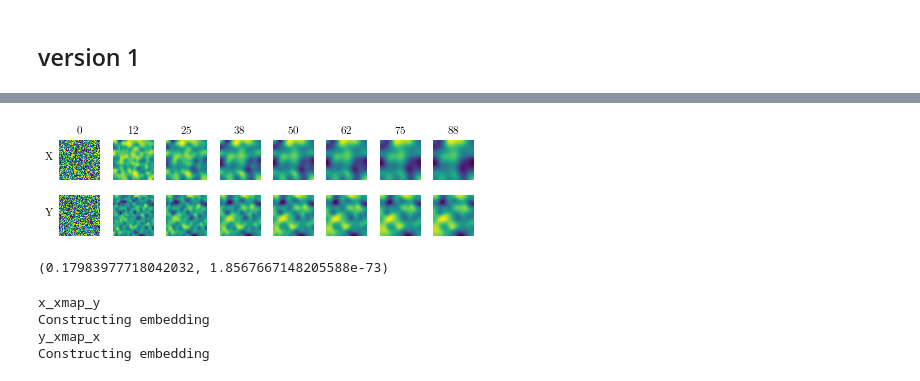
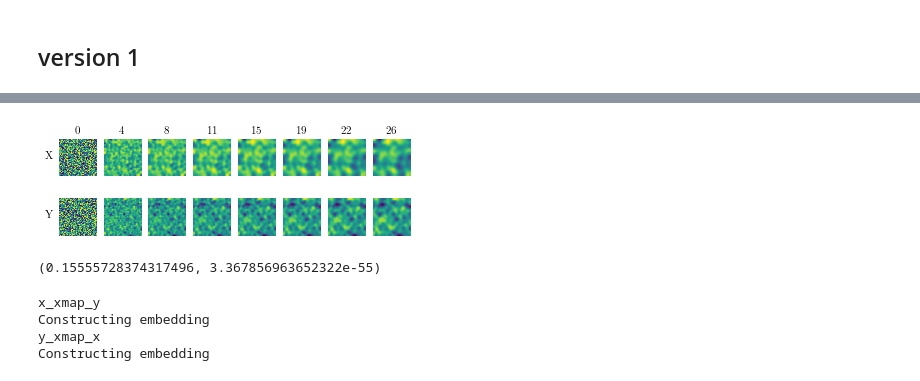
Before and after one commit to KatharinaBracher/GCCM, a Jupyter notebook: code/DiffusionShort.ipynb, the cells around one changed output, grey strips where cells are left out. Saved outputs shown, nothing was run; the diff lists cells and outputs as text; code cells hidden in the pictures.

```diff
--- a/code/DiffusionShort.ipynb
+++ b/code/DiffusionShort.ipynb
@@ -335,14 +405,14 @@ Y_rand = np.random.rand(size, size)
 a1 = 2.8e-4  # X
 a2 = 1.4e-4  # Y
 # %%
-X, Y = run_sim(X_rand, Y_rand, T=100, c=0.1, a1=a1, a2=a2)
+X, Y = run_sim(X_rand, Y_rand, T=30, c=0.1, a1=a1, a2=a2)
 # %% [output]
-[figure, old version]
+[figure, new version]
 # %%
 correlation_coefficient, p_value = pearsonr(X.flatten(), Y.flatten())
 correlation_coefficient, p_value
 # %% [output]
-(0.17983977718042032, 1.8567667148205588e-73)
+(0.15555728374317496, 3.367856963652322e-55)
 # %%
 rdesults_01 = run_optEmbedding_sampling(X, Y, lib_size, dims, cores=6)
 # %% [output]
```
Also changed, not shown: parts of 39 cells of this notebook, 37 other files.
